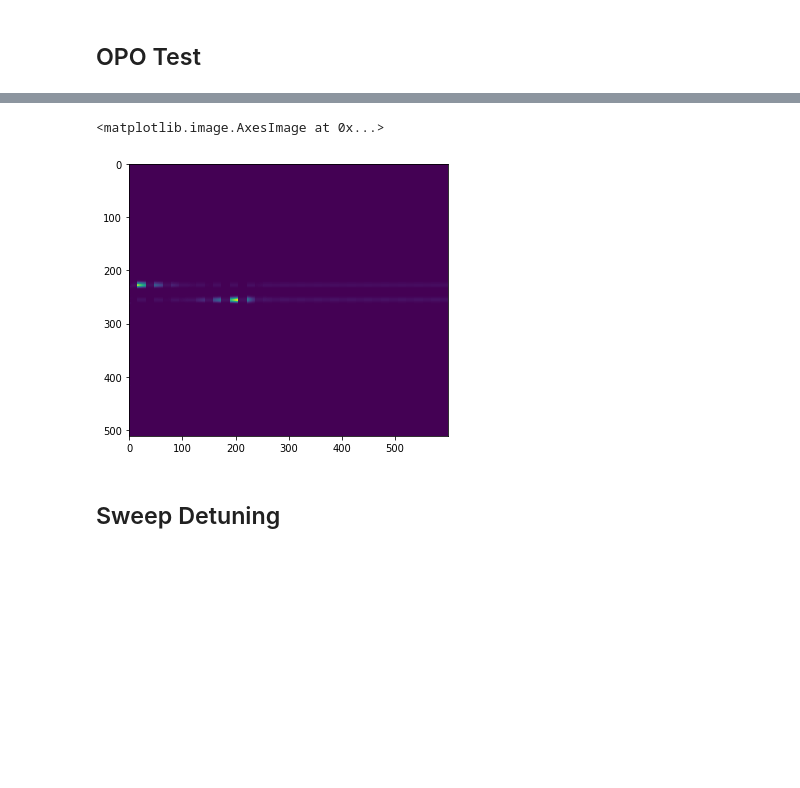
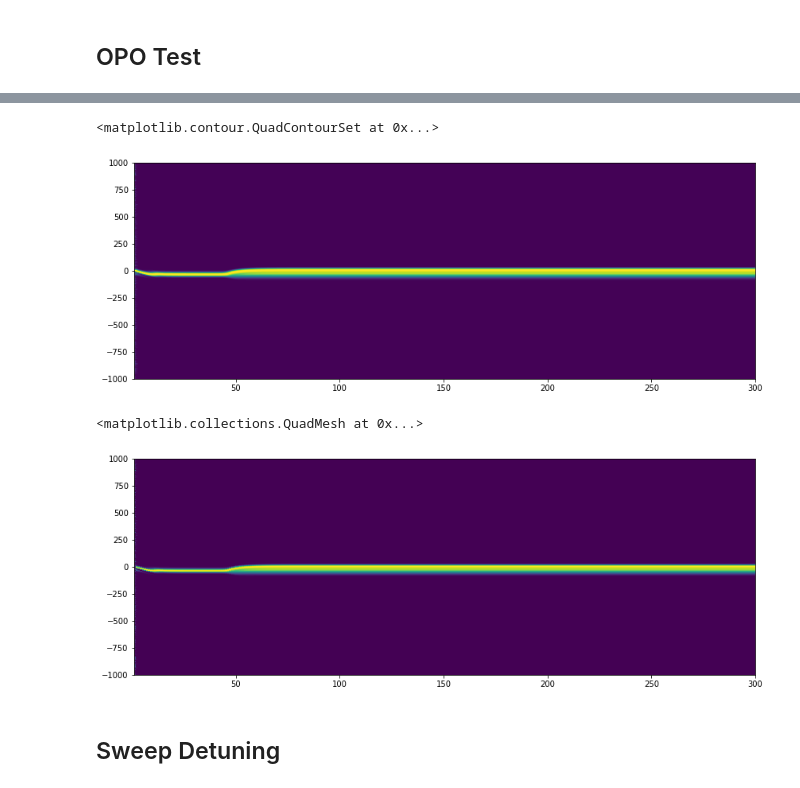
Before and after one commit to ledezmaluism/snow, a Jupyter notebook: Notebooks/Nonlinear_Pulse_3.ipynb, the cells around one changed output, grey strips where cells are left out. Saved outputs shown, nothing was run; the diff lists cells and outputs as text; code cells hidden in the pictures; blank space fills up the shorter version.

Commit message:
Updates to nonlinear propagation codes

```diff
--- a/Notebooks/Nonlinear_Pulse_3.ipynb
+++ b/Notebooks/Nonlinear_Pulse_3.ipynb
@@ -98,3 +44,22 @@ def single_pass(a,b,Da,Db,kappa,L,h,plot=False):
+# %%
+def single_pass(a,b,Da,Db,kappa,L,h):
+
+    for kz in range(int(L/h)):
+        #Linear step
+        a = ifft(Da*fft(a))
+        b = ifft(Da*fft(b))
+
+        #Nonlinear step
+        #Runge-Kutta
+        [k1, l1] = h*nonlinear_operator(a,b,kappa)
+        [k2, l2] = h*nonlinear_operator(a+k1/2,b+l1/2,kappa)
+        [k3, l3] = h*nonlinear_operator(a+k2/2,b+l2/2,kappa)
+        [k4, l4] = h*nonlinear_operator(a+k3,b+l3,kappa)
+
+        a = a + (1/6)*(k1+2*k2+2*k3+k4)
+        b = b + (1/6)*(l1+2*l2+2*l3+l4)
+
+    return a,b
 # %% [markdown]
 ## OPO
 # %%
@@ -325,8 +299,16 @@ ax2.set_xlim(-1,1)
+# %%
+#plt.imshow(np.transpose(evol))
+X,Y = np.meshgrid(np.arange(1,Nrt+1), t)
+# Y.shape
+plt.contourf(X, Y, np.transpose(evol), 100)
+# %% [output]
+<matplotlib.contour.QuadContourSet at 0x...>
+[figure, added]
 # %%
-plt.imshow(np.transpose(evol))
+plt.pcolormesh(X, Y, np.transpose(evol))
 # %% [output]
-<matplotlib.image.AxesImage at 0x...>
+<matplotlib.collections.QuadMesh at 0x...>
-[figure, old version]
+[figure, new version]
 # %% [markdown]
 ## Sweep Detuning
 # %%
```
Also changed, not shown: parts of 12 cells of this notebook, 6 other files.
